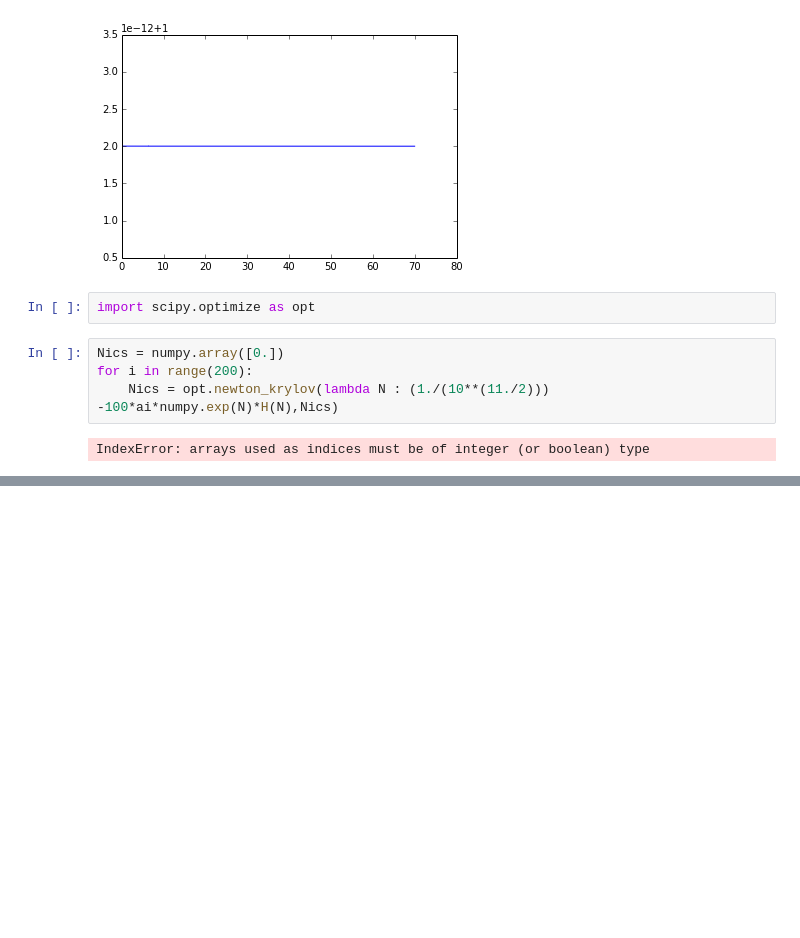
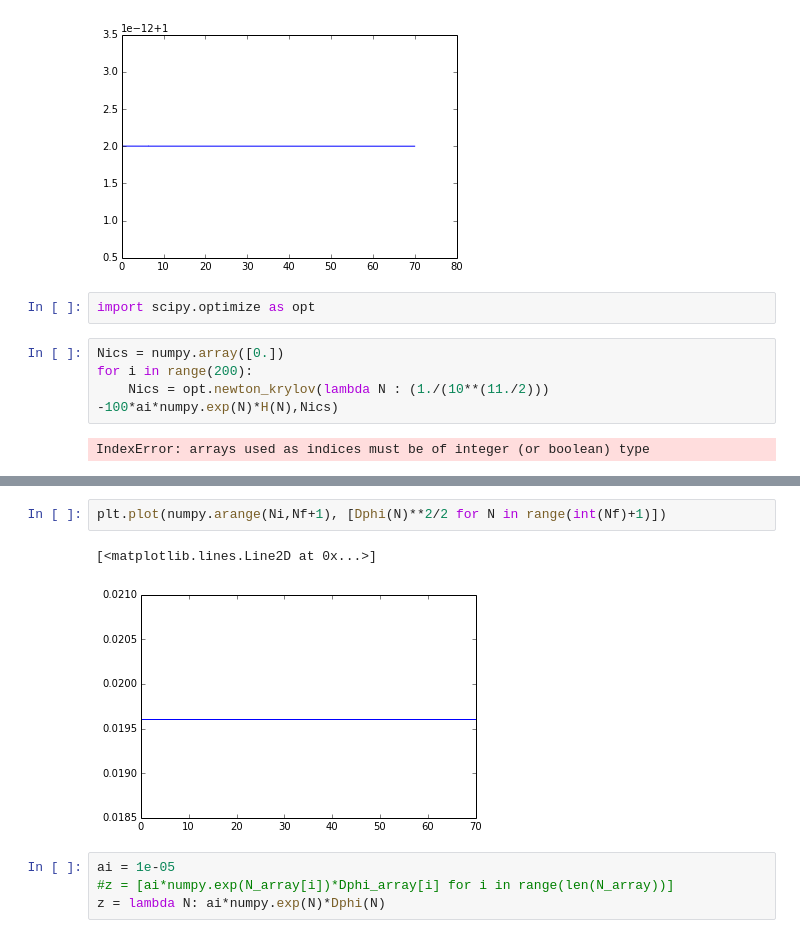
Before and after one commit to rahulporuri/project_work, a Jupyter notebook: inflation.ipynb, the cells around one changed output, grey strips where cells are left out. Saved outputs shown, nothing was run; the diff lists cells and outputs as text; blank space fills up the shorter version.

```diff
--- a/inflation.ipynb
+++ b/inflation.ipynb
@@ -114,0 +140,9 @@ IndexError: arrays used as indices must be of integer (or boolean) type
+# %%
+plt.plot(numpy.arange(Ni,Nf+1), [Dphi(N)**2/2 for N in range(int(Nf)+1)])
+# %% [output]
+[<matplotlib.lines.Line2D at 0x...>]
+[figure, added]
+# %%
+ai = 1e-05
+#z = [ai*numpy.exp(N_array[i])*Dphi_array[i] for i in range(len(N_array))]
+z = lambda N: ai*numpy.exp(N)*Dphi(N)
```
Also changed, not shown: parts of 9 cells of this notebook, 1 other file.
